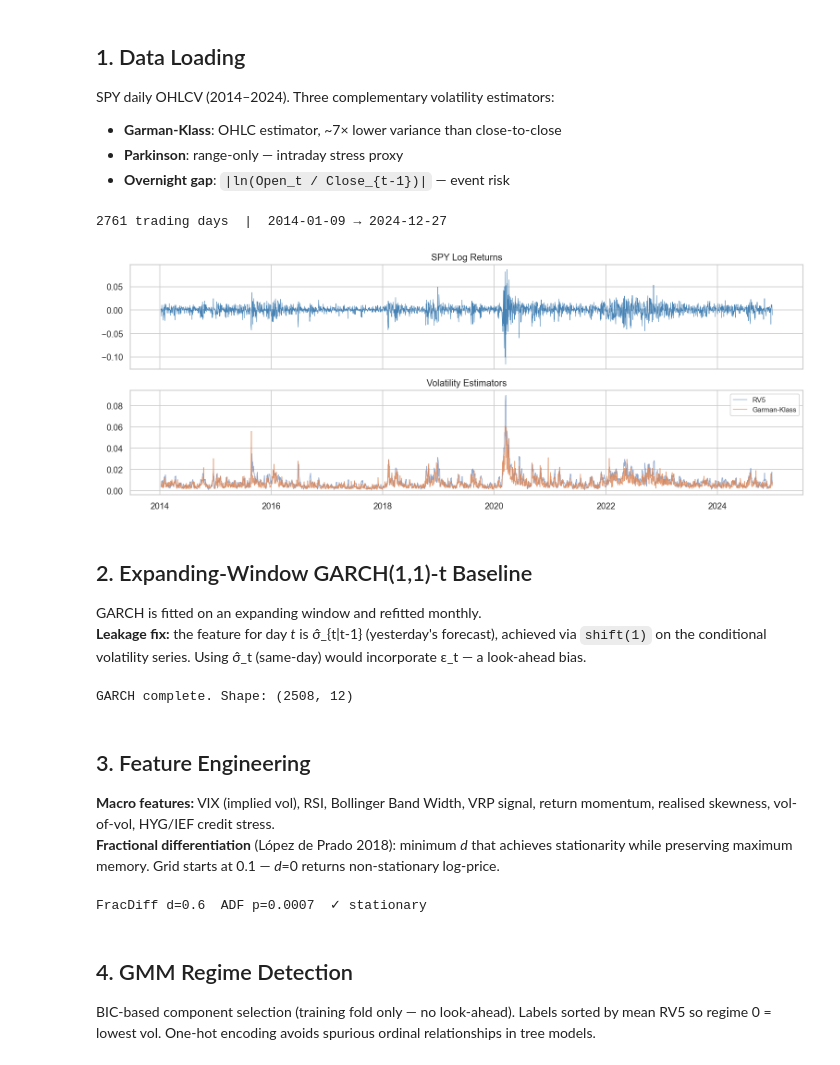
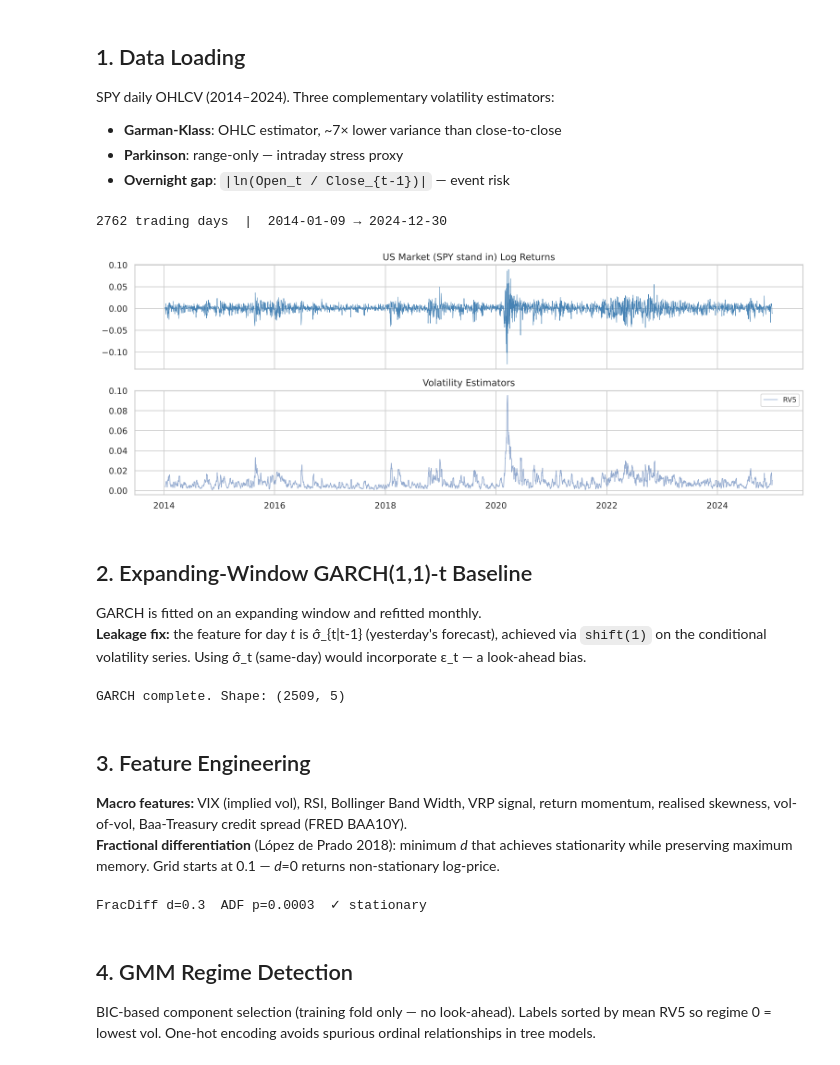
Before and after one commit to rxj0102/Volatility-Forecasting, a Jupyter notebook: 01_volatility_forecasting.ipynb, the cells around one changed output. Cells and saved outputs as stored; diff of their text form; code cells hidden in the pictures.

```diff
--- a/01_volatility_forecasting.ipynb
+++ b/01_volatility_forecasting.ipynb
@@ -63,38 +63,30 @@ SPY daily OHLCV (2014–2024). Three complementary volatility estimators:
 - **Parkinson**: range-only — intraday stress proxy
 - **Overnight gap**: `|ln(Open_t / Close_{t-1})|` — event risk
 # %%
-raw = yf.download('SPY', start='2014-01-01', end='2024-12-31',
-                  auto_adjust=True, progress=False)
-# Newer yfinance may return a MultiIndex
-if isinstance(raw.columns, pd.MultiIndex):
-    raw.columns = raw.columns.get_level_values(0)
+# SPY stand in: Ken French US market total return (Mkt-RF + RF) as an index.
+# Open sources give closes only, so the OHLC estimators (Garman-Klass,
+# Parkinson, overnight gap) from the earlier Yahoo version are not available.
+_ff  = french('F-F_Research_Data_Factors_daily', start='2014-01-01', end='2024-12-31')
+raw  = pd.DataFrame({'Close': 100 * (1 + _ff['Mkt-RF'] + _ff['RF']).cumprod()})
 
 raw['Log_Ret'] = np.log(raw['Close'] / raw['Close'].shift(1))
-
-# Garman-Klass & Parkinson share the log(H/L)² term
-log_hl = np.log(raw['High']  / raw['Low'])  ** 2
-log_co = np.log(raw['Close'] / raw['Open']) ** 2
-raw['GK_Vol']   = np.sqrt(0.5 * log_hl - (2 * np.log(2) - 1) * log_co)
-raw['Park_Vol'] = np.sqrt(log_hl / (4 * np.log(2)))
-raw['Gap']      = np.abs(np.log(raw['Open'] / raw['Close'].shift(1)))
 
 # RV5: contemporaneous feature; Target_RV5: next-day (forecast target)
 raw['RV5']       = raw['Log_Ret'].rolling(5).std()
 raw['Target_RV5'] = raw['RV5'].shift(-1)
 raw.dropna(inplace=True)
 
 print(f"{raw.shape[0]} trading days  |  {raw.index[0].date()} → {raw.index[-1].date()}")
 
 fig, axes = plt.subplots(2, 1, figsize=(13, 5), sharex=True)
 axes[0].plot(raw['Log_Ret'], lw=0.6, color='steelblue')
-axes[0].set_title('SPY Log Returns')
+axes[0].set_title('US Market (SPY stand in) Log Returns')
 axes[1].plot(raw['RV5'],    lw=0.9, alpha=0.6, label='RV5')
-axes[1].plot(raw['GK_Vol'], lw=0.9, alpha=0.8, label='Garman-Klass')
 axes[1].set_title('Volatility Estimators'); axes[1].legend(fontsize=9)
 plt.tight_layout(); plt.show()
 # %% [output]
-2761 trading days  |  2014-01-09 → 2024-12-27
+2762 trading days  |  2014-01-09 → 2024-12-30
-[figure, old version]
+[figure, new version]
 # %% [markdown]
 ## 2. Expanding-Window GARCH(1,1)-t Baseline
 
@@ -128,18 +120,15 @@ raw['GARCH_Vol'] = garch_vol
 raw.dropna(subset=['GARCH_Vol'], inplace=True)
 print(f"GARCH complete. Shape: {raw.shape}")
 # %% [output]
-GARCH complete. Shape: (2508, 12)
+GARCH complete. Shape: (2509, 5)
 # %% [markdown]
 ## 3. Feature Engineering
 
-**Macro features:** VIX (implied vol), RSI, Bollinger Band Width, VRP signal, return momentum, realised skewness, vol-of-vol, HYG/IEF credit stress.
+**Macro features:** VIX (implied vol), RSI, Bollinger Band Width, VRP signal, return momentum, realised skewness, vol-of-vol, Baa-Treasury credit spread (FRED BAA10Y).
 **Fractional differentiation** (López de Prado 2018): minimum *d* that achieves stationarity while preserving maximum memory. Grid starts at 0.1 — *d*=0 returns non-stationary log-price.
 # %%
 # ── Implied vol ────────────────────────────────────────────────────────────
-vix = yf.download('^VIX', start='2014-01-01', end='2024-12-31',
-                  auto_adjust=True, progress=False)
-if isinstance(vix.columns, pd.MultiIndex):
-    vix.columns = vix.columns.get_level_values(0)
+vix = fred('VIXCLS', '2014-01-01', '2024-12-31').rename(columns={'VIXCLS': 'Close'}).dropna()
 raw = raw.join(vix['Close'].rename('VIX'), how='inner')
 
 # ── Price-based signals ────────────────────────────────────────────────────
@@ -149,41 +138,40 @@ raw['RSI']       = (100 - 100 / (1 + gain / loss.replace(0, np.nan))).clip(0, 10
 raw['BB_Width']  = 4 * raw['Close'].rolling(20).std()   # = 2*(upper - lower)
 raw['Return_Mom'] = raw['Log_Ret'].rolling(5).mean()
 raw['Skewness']  = raw['Log_Ret'].rolling(60).skew()
-raw['Vol_of_Vol'] = raw['GK_Vol'].rolling(20).std()
+raw['Vol_of_Vol'] = raw['RV5'].rolling(20).std()   # close-to-close (no OHLC in open data)
 
 # ── Cross-asset signals ────────────────────────────────────────────────────
 raw['VIX_Daily']  = raw['VIX'] / (100 * np.sqrt(252))   # annualised % → daily decimal
 raw['VRP_Signal'] = raw['GARCH_Vol'] - raw['VIX_Daily']  # +ve: GARCH > implied → buy vol
 
-macro = yf.download(['HYG', 'IEF'], start='2014-01-01', end='2024-12-31',
-                    auto_adjust=True, progress=False)
-macro_close = macro['Close'] if isinstance(macro.columns, pd.MultiIndex) else macro
-raw['Credit_Stress'] = (macro_close['HYG'] / macro_close['IEF']).reindex(raw.index).ffill()
+# Credit stress: Moody's Baa minus 10y Treasury spread (FRED BAA10Y), rises under stress.
+# Replaces the HYG/IEF price ratio, which has no open data source.
+raw['Credit_Stress'] = fred('BAA10Y', '2014-01-01', '2024-12-31')['BAA10Y'].reindex(raw.index).ffill()
 
-try:
-    term = yf.download(['^VIX', '^VIX3M'], start='2015-01-01', end='2024-12-31', progress=False)
-    tc   = term['Close'] if isinstance(term.columns, pd.MultiIndex) else term
-    raw['Fear_Slope'] = (tc['^VIX'] / tc['^VIX3M']).reindex(raw.index).ffill()
-except Exception:
-    raw['Fear_Slope'] = np.nan
+# VIX term structure: VIX / VIX3M from FRED VIXCLS and VXVCLS
+_term = fred(['VIXCLS', 'VXVCLS'], '2014-01-01', '2024-12-31')
+raw['Fear_Slope'] = (_term['VIXCLS'] / _term['VXVCLS']).reindex(raw.index).ffill()
 
 raw.dropna(inplace=True)
 
 # ── Fractional differentiation ─────────────────────────────────────────────
 # Preserves memory in price signal while achieving stationarity
 log_close = np.log(raw['Close'])
-optimal_d = find_min_d(log_close)   # grid starts at 0.1 — d=0 is non-stationary
-raw['FracDiff_Close'] = frac_diff_vec(log_close, d=optimal_d)
+# thres=1e-4 keeps the fixed-width window short (389 lags at d=0.3 vs 2,276 at the
+# 1e-5 default, which would leave only a few months of usable samples).
+FFD_THRES = 1e-4
+optimal_d = find_min_d(log_close, thres=FFD_THRES)   # grid starts at 0.1 — d=0 is non-stationary
+raw['FracDiff_Close'] = frac_diff_vec(log_close, d=optimal_d, thres=FFD_THRES)
 raw.dropna(inplace=True)
 
 adf_p = adfuller(raw['FracDiff_Close'], maxlag=1, autolag=None)[1]
 if adf_p >= 0.05:   # fallback to López de Prado's recommended d
-    raw['FracDiff_Close'] = frac_diff_vec(log_close, d=0.4)
+    raw['FracDiff_Close'] = frac_diff_vec(log_close, d=0.4, thres=FFD_THRES)
     raw.dropna(inplace=True)
     adf_p = adfuller(raw['FracDiff_Close'], maxlag=1, autolag=None)[1]
 print(f"FracDiff d={optimal_d}  ADF p={adf_p:.4f}  {'✓ stationary' if adf_p < 0.05 else '✗ NOT stationary'}")
 # %% [output]
-FracDiff d=0.6  ADF p=0.0007  ✓ stationary
+FracDiff d=0.3  ADF p=0.0003  ✓ stationary
 # %% [markdown]
 ## 4. GMM Regime Detection
 
```
Also changed, not shown: parts of 13 cells of this notebook, 5 other files.
